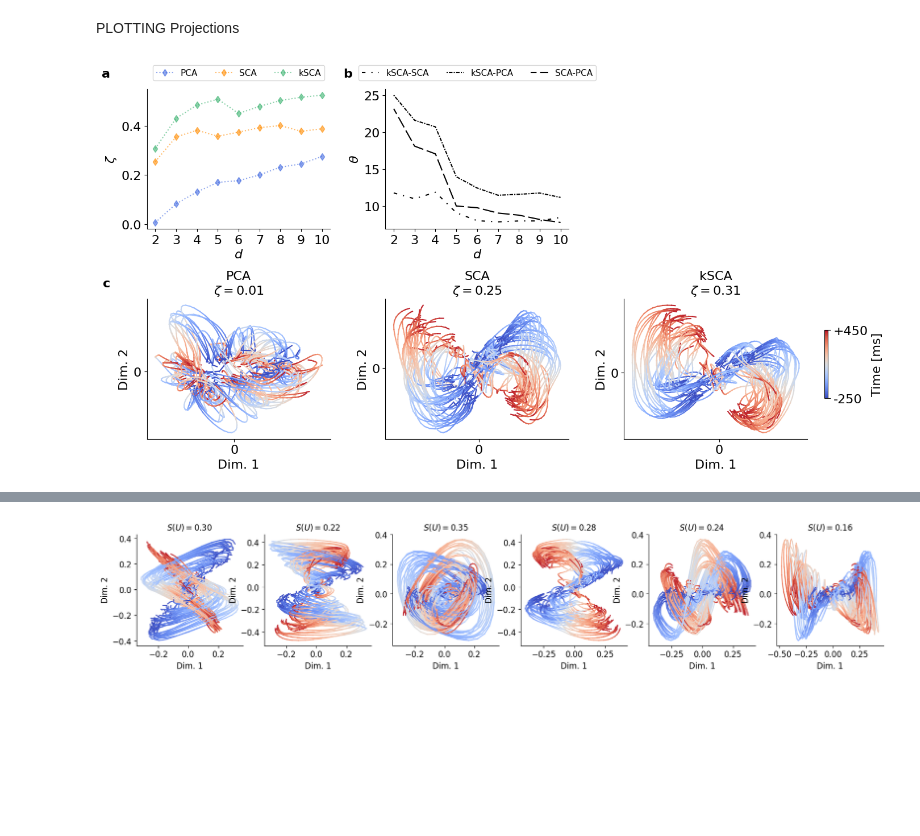
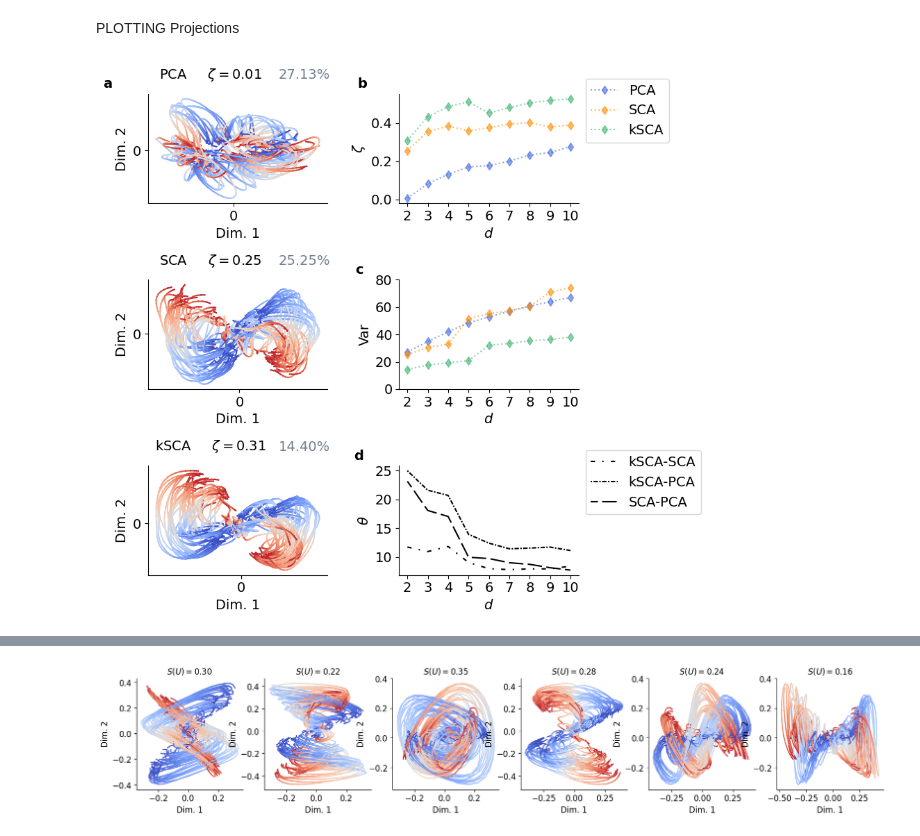
Before and after one commit to ArielleRosinski/SCA_project, a Jupyter notebook: Figures/R2_figure.ipynb, the cells around one changed output, grey strips where cells are left out. Saved outputs shown, nothing was run; the diff lists cells and outputs as text; code cells hidden in the pictures; blank space fills up the shorter version.

```diff
--- a/Figures/R2_figure.ipynb
+++ b/Figures/R2_figure.ipynb
@@ -175,8 +180,33 @@ plt.subplots_adjust(wspace=0.5)
 [figure]
 # %% [markdown]
 PLOTTING Projections
+# %%
+#var explained psths
+var_pca_psth = np.cumsum(np.load('/Users/ariellerosinski/My Drive/Cambridge/Project/outputs/kernel_SCA/MC_Maze_3_7_2024/pca_psth/var_explained.npy'))[1:]*100
+var_sca_psth = np.load('/Users/ariellerosinski/My Drive/Cambridge/Project/outputs/kernel_SCA/MC_Maze_3_7_2024/results/R2/psth_hand_vel/ls_var_explained_sca.npy')*100
+var_ksca_psth = np.load('/Users/ariellerosinski/My Drive/Cambridge/Project/outputs/kernel_SCA/MC_Maze_3_7_2024/results/R2/psth_hand_vel/ls_var_explained_ksca.npy')*100
+
+#var explained spikes
+var_pca_spikes = np.cumsum(np.load('/Users/ariellerosinski/My Drive/Cambridge/Project/outputs/kernel_SCA/MC_Maze_3_7_2024/pca_spikes/var_explained.npy'))[1:]*100
+var_sca_spikes = []
+var_ksca_spikes = []
+for d in np.arange(2,11):
+    var_sca_spikes.append(np.load(f'/Users/ariellerosinski/My Drive/Cambridge/Project/outputs/kernel_SCA/MC_Maze_3_7_2024/results/R2/spikes_hand_vel/var_explained_spikes/var_{d}d_linear.npy')*100)
+    var_ksca_spikes.append(np.load(f'/Users/ariellerosinski/My Drive/Cambridge/Project/outputs/kernel_SCA/MC_Maze_3_7_2024/results/R2/spikes_hand_vel/var_explained_spikes/var_{d}d_gaussian.npy')*100)
 # %%
 path = '/Users/ariellerosinski/My Drive/Cambridge/Project/outputs/kernel_SCA/MC_Maze_3_7_2024/'
+
+ls_var_explained_psth = [
+    var_pca_psth,
+    var_sca_psth,
+    var_ksca_psth
+]
+
+ls_var_explained_spikes = [
+    var_pca_spikes,
+    var_sca_spikes,
+    var_ksca_spikes
+]
 
 ls_projections_2D = [f'{path}/pca_psth/Y_pca_2d.npy',
                      f'{path}/kernel_/neural_psth/projection_2d_linear.npy',
@@ -208,8 +238,16 @@ principal_angle_spikes = [f'{path}/spikes_hand_vel/ls_principal_angle_kSCA_SCA.n
                    f'{path}/spikes_hand_vel/ls_principal_angle_kSCA_PCA.npy',
                    f'{path}/spikes_hand_vel/ls_principal_angle_SCA_PCA.npy']
 
-def plot_projs(ls_projections, ls_su, ls_principal_angle):
-    def plot_2D(ax, Y, title, fontsize):
+def set_custom_title(ax, title, subtitle, fontsize):
+        #ax.set_title(title, fontsize=fontsize, loc='left')
+        ax.text(0.35, 1.1, title, transform=ax.transAxes, fontsize=fontsize, color='black',
+                ha='center', va='bottom')
+
+        ax.text(0.87, 1.1125, subtitle, transform=ax.transAxes, fontsize=fontsize, color='slategrey',
+                ha='center', va='bottom')
+
+def plot_projs(ls_projections, ls_su, ls_principal_angle, ls_var):
+    def plot_2D(ax, Y, title,  var, fontsize):
         cmap = plt.get_cmap('coolwarm')
         num_time_points = Y.shape[-1]
         indices_to_plot = np.arange(0, Y.shape[0], 1)
@@ -222,65 +260,70 @@ def plot_projs(ls_projections, ls_su, ls_principal_angle):
         ax.set_ylabel('Dim. 2', fontsize=fontsize)
         ax.tick_params(axis='both', labelsize=fontsize)
         zeta = np.abs(compute_S_all_pairs(jnp.array(Y)))
-        ax.set_title(f'{title}\n' + r'$\zeta = {:.2f}$'.format(zeta), fontsize=fontsize)
+        #ax.set_title(f'{title}   ' + r'$\zeta = {:.2f}$'.format(zeta) + f'{var*100:.2f}%', fontsize=fontsize)
+        set_custom_title(ax, f'{title}     ' + r'$\zeta = {:.2f}$'.format(zeta), f'{var:.2f}%', fontsize=fontsize)
         ax.spines[['top','right']].set_visible(False)
         ax.grid(False)
 
-    fontsize=16
-    fig, axs = plt.subplots(2, 3, figsize=(15, 8))
+    fontsize=14
+    fig, axs = plt.subplots(3, 2, figsize=(8, 9))
     axs = axs.flatten()
     ls_titles = ['PCA', 'SCA', 'kSCA']
-    plot_data(axs[0], ls_su, ls_titles, colors)
-    axs[0].set_ylabel(r"$\zeta$", fontsize=fontsize)
+    plot_data(axs[1], ls_su, ls_titles, colors)
+    axs[1].set_ylabel(r"$\zeta$", fontsize=fontsize)
 
-    axs[1].plot(np.load(ls_principal_angle[0]), color='black', linestyle=(0, (3, 5, 1, 5)), label='kSCA-SCA')
-    axs[1].plot(np.load(ls_principal_angle[1]), color='black', linestyle = (10,(3, 1, 1, 1)), label='kSCA-PCA')
-    axs[1].plot(np.load(ls_principal_angle[2]), color='black', linestyle=(5, (10, 3)), label='SCA-PCA')
+    plot_data(axs[3], ls_var, ls_titles, colors, loaded=True, vmin = 0, vmax = 80)
+    axs[3].set_ylabel("Var", fontsize=fontsize)
 
-    axs[1].set_ylabel(r'$\theta$', fontsize=fontsize) # [deg]
+    axs[5].plot(np.load(ls_principal_angle[0]), color='black', linestyle=(0, (3, 5, 1, 5)), label='kSCA-SCA')
+    axs[5].plot(np.load(ls_principal_angle[1]), color='black', linestyle = (10,(3, 1, 1, 1)), label='kSCA-PCA')
+    axs[5].plot(np.load(ls_principal_angle[2]), color='black', linestyle=(5, (10, 3)), label='SCA-PCA')
 
-    axs[0].legend(fontsize=fontsize-5, loc='upper center',  bbox_to_anchor=(0.5, 1.2), ncol=len(ls_titles)) #loc='upper left', bbox_to_anchor=(0.6, 1.5)
-    axs[1].legend(fontsize=fontsize-5, loc='upper center',  bbox_to_anchor=(0.5, 1.2), ncol=len(ls_titles))  #loc='upper left', bbox_to_anchor=(0.4, 1.5),
+    axs[5].set_ylabel(r'$\theta$', fontsize=fontsize) # [deg]
 
-    axs[2].axis('off')
+    axs[1].legend(fontsize=fontsize, loc='upper left',  bbox_to_anchor=(1, 1.2), ncol=1) #loc='upper left', bbox_to_anchor=(0.6, 1.5) #len(ls_titles)
+    axs[5].legend(fontsize=fontsize, loc='upper left',  bbox_to_anchor=(1, 1.2), ncol=1)  #loc='upper left', bbox_to_anchor=(0.4, 1.5),
 
+    #axs[5].axis('off')
 
+    ids = [0, 2, 4]
     for i, path in enumerate(ls_projections):
         data = np.load(path)
-        plot_2D(axs[i+3], data, ls_titles[i], fontsize=fontsize)
+        plot_2D(axs[ids[i]], data, ls_titles[i], ls_var[i][0] ,fontsize=fontsize)
 
     #fig.text(0.05, 1, 'a', va='center', rotation='horizontal', fontsize=fontsize_big, fontweight='bold')
     # fig.text(0.19, 0, 'PCA', va='center', rotation='horizontal', fontsize=fontsize_big)
     # fig.text(0.397, 0, 'SCA', va='center', rotation='horizontal', fontsize=fontsize_big)
     # fig.text(0.605, 0, 'kSCA', va='center', rotation='horizontal', fontsize=fontsize_big)
 
-    cbar_ax = fig.add_axes([0.92, 0.2, 0.004, 0.15])
-    cbar = fig.colorbar(plt.cm.ScalarMappable(cmap='coolwarm', norm=plt.Normalize(vmin=-250, vmax=450)), cax=cbar_ax, orientation='vertical')
-    cbar.set_ticks([-250, 450])
-    cbar.set_ticklabels(['-250', '+450'], fontsize=fontsize)
-    cbar.set_label('Time [ms]', fontsize=fontsize)
+    # cbar_ax = fig.add_axes([0.43, 0.16, 0.004, 0.1])
+    # cbar = fig.colorbar(plt.cm.ScalarMappable(cmap='coolwarm', norm=plt.Normalize(vmin=-250, vmax=450)), cax=cbar_ax, orientation='vertical')
+    # cbar.set_ticks([-250, 450])
+    # cbar.set_ticklabels(['-250', '+450'], fontsize=fontsize)
+    # cbar.set_label('Time [ms]', fontsize=fontsize)
 
     for i, ax in enumerate(axs):
-        if i == 0 or i ==1:
+        if i == 1 or i ==3 or i == 5:
             ax.set_xlabel(r"$d$", fontsize=fontsize)
             ax.set_xticklabels(ax.get_xticks(), fontsize=fontsize)
             ax.set_xticks(np.arange(len(ds)), ds)
         else:
             ax.set_xticks([0])
             ax.set_yticks([0])
         ax.spines['right'].set_visible(False)
         ax.spines['top'].set_visible(False)
         ax.tick_params(axis='both', which='major', labelsize=fontsize)
 
     #for i, label in enumerate(['a', 'b']):
     axs[0].text(-0.2, 1.15, 'a', transform=axs[0].transAxes, fontsize=fontsize, fontweight='bold', va='top', ha='right')
     axs[1].text(-0.18, 1.15, 'b', transform=axs[1].transAxes, fontsize=fontsize, fontweight='bold', va='top', ha='right')
     axs[3].text(-0.2, 1.15, 'c', transform=axs[3].transAxes, fontsize=fontsize, fontweight='bold', va='top', ha='right')
+    axs[5].text(-0.2, 1.15, 'd', transform=axs[5].transAxes, fontsize=fontsize, fontweight='bold', va='top', ha='right')
 
-    plt.subplots_adjust(wspace=0.3, hspace=0.5)
+    plt.subplots_adjust(wspace=0.4, hspace=0.7)
 
-plot_projs(ls_projections_2D, su_psth, principal_angle_psth)
+plot_projs(ls_projections_2D, su_psth, principal_angle_psth, ls_var_explained_psth)
 
-plot_projs(ls_projections_2D_individual_trials, su_spikes, principal_angle_spikes)
+plot_projs(ls_projections_2D_individual_trials, su_spikes, principal_angle_spikes, ls_var_explained_spikes)
 # %% [output]
-[figure, old version]
+[figure, new version]
```
Also changed, not shown: parts of 2 cells of this notebook, 6 other files.
